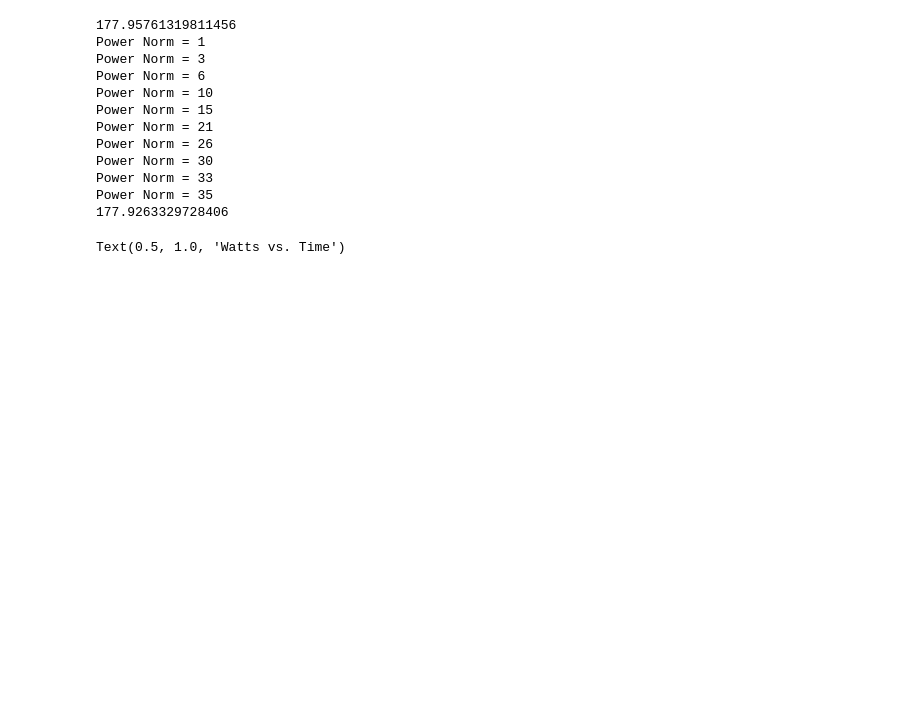
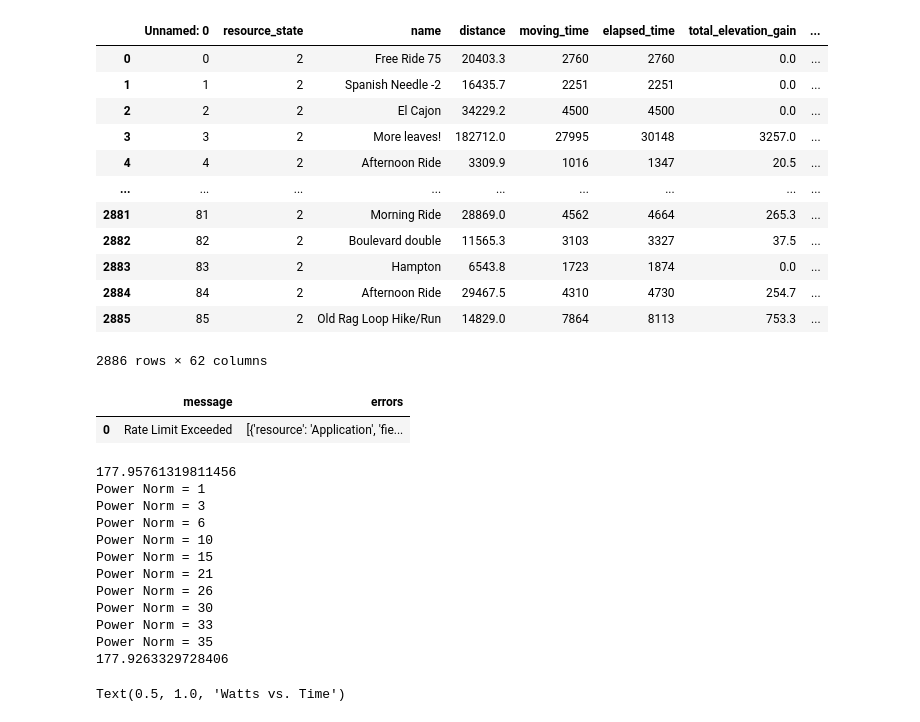
Before and after one commit to ErikBorn/Python, a Jupyter notebook: Strava/strava_real.ipynb, the cells around one changed output. Saved outputs shown, nothing was run; the diff lists cells and outputs as text; code cells hidden in the pictures; blank space fills up the shorter version.

```diff
--- a/Strava/strava_real.ipynb
+++ b/Strava/strava_real.ipynb
@@ -50,3 +21,36 @@ ride
+# %%
+actdf = pd.read_csv("allactivities.csv")
+# %%
+actdf
+# %% [output]
+|  | Unnamed: 0 | resource_state | name | distance | moving_time | elapsed_time | total_elevation_gain | ... |
+| 0 | 0 | 2 | Free Ride 75 | 20403.3 | 2760 | 2760 | 0.0 | ... |
+| 1 | 1 | 2 | Spanish Needle -2 | 16435.7 | 2251 | 2251 | 0.0 | ... |
+| 2 | 2 | 2 | El Cajon | 34229.2 | 4500 | 4500 | 0.0 | ... |
+| 3 | 3 | 2 | More leaves! | 182712.0 | 27995 | 30148 | 3257.0 | ... |
+| 4 | 4 | 2 | Afternoon Ride | 3309.9 | 1016 | 1347 | 20.5 | ... |
+| ... | ... | ... | ... | ... | ... | ... | ... | ... |
+| 2881 | 81 | 2 | Morning Ride | 28869.0 | 4562 | 4664 | 265.3 | ... |
+| 2882 | 82 | 2 | Boulevard double | 11565.3 | 3103 | 3327 | 37.5 | ... |
+| 2883 | 83 | 2 | Hampton | 6543.8 | 1723 | 1874 | 0.0 | ... |
+| 2884 | 84 | 2 | Afternoon Ride | 29467.5 | 4310 | 4730 | 254.7 | ... |
+| 2885 | 85 | 2 | Old Rag Loop Hike/Run | 14829.0 | 7864 | 8113 | 753.3 | ... |
+2886 rows × 62 columns
+# %%
+ids = actdf['id'].tolist()
+ids
+# allActData = strava.getActivity(ids[0],access_token)
+# for id in ids:
+#     if (id == ids[0]):
+#         allActData = strava.getActivity(id,access_token)
+#     else:
+#         ride = strava.getActivity(id,access_token)
+#         allActData.append(ride)
+#         print(allActData)
+allActData.head()
+# %% [output]
+|  | message | errors |
+| 0 | Rate Limit Exceeded | [{'resource': 'Application', 'fie... |
 # %%
 fig = plt.figure(figsize=(12,8)) #create overall container
 ax1 = fig.add_subplot(111) #add a 1 by 1 plot to the figure
```
Also changed, not shown: parts of 4 cells of this notebook, 15 other files.
